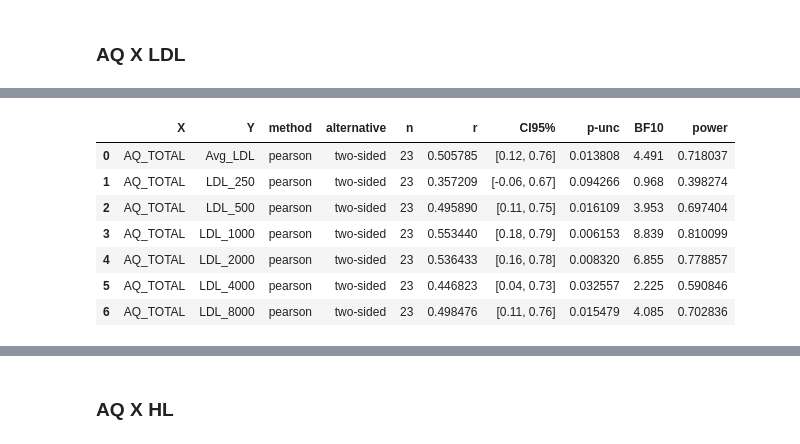
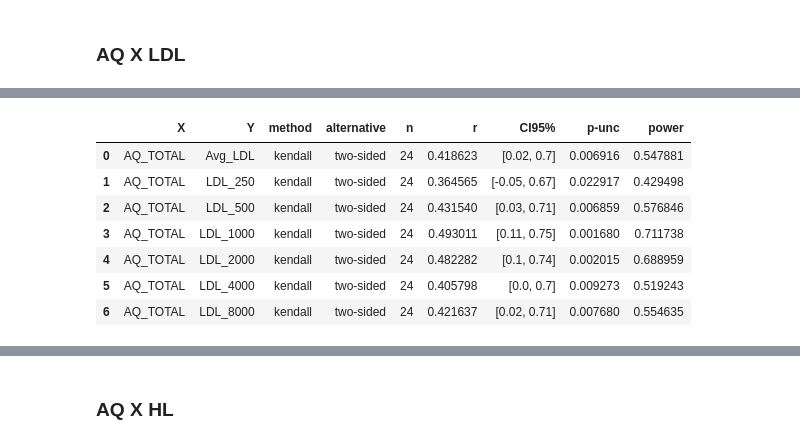
Before and after one commit to camila-maura/GIFTED-DFI, a Jupyter notebook: aq_analysis.ipynb, the cells around one changed output, grey strips where cells are left out. Cells and saved outputs as stored; diff of their text form; code cells hidden in the pictures.

```diff
--- a/aq_analysis.ipynb
+++ b/aq_analysis.ipynb
@@ -77,29 +111,29 @@ plt.show()
 # %%
 pg.pairwise_corr(
     data=df,
     columns=[
         ["AQ_TOTAL"],
         [
             "Avg_LDL",
             "LDL_250",
             "LDL_500",
             "LDL_1000",
             "LDL_2000",
             "LDL_4000",
             "LDL_8000",
         ],
     ],
-    method="pearson",
+    method="kendall",
 )
 # %% [output]
-|  | X | Y | method | alternative | n | r | CI95% | p-unc | BF10 | power |
-| 0 | AQ_TOTAL | Avg_LDL | pearson | two-sided | 23 | 0.505785 | [0.12, 0.76] | 0.013808 | 4.491 | 0.718037 |
-| 1 | AQ_TOTAL | LDL_250 | pearson | two-sided | 23 | 0.357209 | [-0.06, 0.67] | 0.094266 | 0.968 | 0.398274 |
-| 2 | AQ_TOTAL | LDL_500 | pearson | two-sided | 23 | 0.495890 | [0.11, 0.75] | 0.016109 | 3.953 | 0.697404 |
-| 3 | AQ_TOTAL | LDL_1000 | pearson | two-sided | 23 | 0.553440 | [0.18, 0.79] | 0.006153 | 8.839 | 0.810099 |
-| 4 | AQ_TOTAL | LDL_2000 | pearson | two-sided | 23 | 0.536433 | [0.16, 0.78] | 0.008320 | 6.855 | 0.778857 |
-| 5 | AQ_TOTAL | LDL_4000 | pearson | two-sided | 23 | 0.446823 | [0.04, 0.73] | 0.032557 | 2.225 | 0.590846 |
-| 6 | AQ_TOTAL | LDL_8000 | pearson | two-sided | 23 | 0.498476 | [0.11, 0.76] | 0.015479 | 4.085 | 0.702836 |
+|  | X | Y | method | alternative | n | r | CI95% | p-unc | power |
+| 0 | AQ_TOTAL | Avg_LDL | kendall | two-sided | 24 | 0.418623 | [0.02, 0.7] | 0.006916 | 0.547881 |
+| 1 | AQ_TOTAL | LDL_250 | kendall | two-sided | 24 | 0.364565 | [-0.05, 0.67] | 0.022917 | 0.429498 |
+| 2 | AQ_TOTAL | LDL_500 | kendall | two-sided | 24 | 0.431540 | [0.03, 0.71] | 0.006859 | 0.576846 |
+| 3 | AQ_TOTAL | LDL_1000 | kendall | two-sided | 24 | 0.493011 | [0.11, 0.75] | 0.001680 | 0.711738 |
+| 4 | AQ_TOTAL | LDL_2000 | kendall | two-sided | 24 | 0.482282 | [0.1, 0.74] | 0.002015 | 0.688959 |
+| 5 | AQ_TOTAL | LDL_4000 | kendall | two-sided | 24 | 0.405798 | [0.0, 0.7] | 0.009273 | 0.519243 |
+| 6 | AQ_TOTAL | LDL_8000 | kendall | two-sided | 24 | 0.421637 | [0.02, 0.71] | 0.007680 | 0.554635 |
 # %%
 freqs = [
     "Avg_LDL",
```
Also changed, not shown: parts of 50 cells of this notebook, 2 other files.
